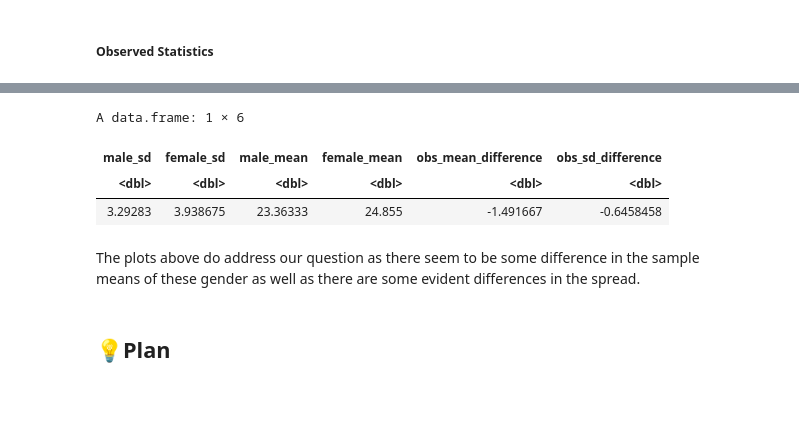
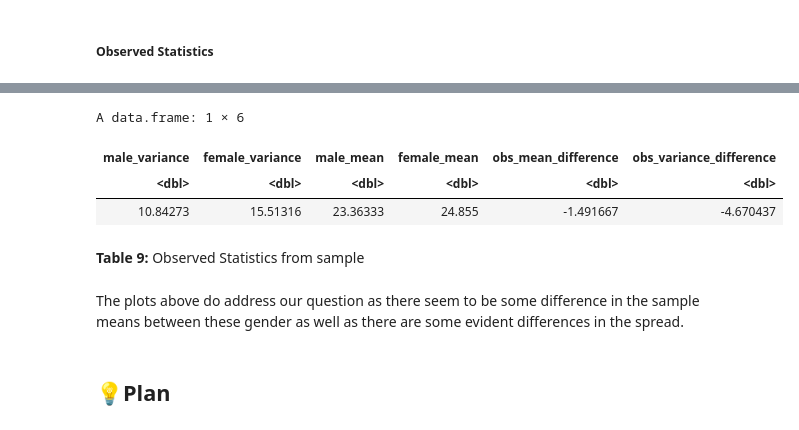
Before and after one commit to aron-bram/STAT-201-2023W1-GROUP-6, a Jupyter notebook: project-final-report.ipynb, the cells around one changed output, grey strips where cells are left out. Drawn from its saved outputs; the diff is of its cells as text; code cells hidden in the pictures; blank space fills up the shorter version.

```diff
--- a/project-final-report.ipynb
+++ b/project-final-report.ipynb
@@ -316,19 +284,21 @@ sd_female_obs
 # %%
 observed_stat <- data.frame(
-    male_sd = sd_men_obs,
-    female_sd = sd_female_obs,
-    male_mean = mean(football_sample_men$Age),
-    female_mean = mean(football_sample_female$Age),
-    obs_mean_difference = mean(football_sample_men$Age)-mean(football_sample_female$Age),
-    obs_sd_difference = sd_men_obs-sd_female_obs)
+    male_variance = var(male_sample$Age),
+    female_variance = var(female_sample$Age),
+    male_mean = mean(male_sample$Age),
+    female_mean = mean(female_sample$Age),
+    obs_mean_difference = mean(male_sample$Age)-mean(female_sample$Age), #male-female
+    obs_variance_difference = var(male_sample$Age)-var(female_sample$Age)) #male-female
 observed_stat
 # %% [output]
 A data.frame: 1 × 6
-| male_sd | female_sd | male_mean | female_mean | obs_mean_difference | obs_sd_difference |
+| male_variance | female_variance | male_mean | female_mean | obs_mean_difference | obs_variance_difference |
 | <dbl> | <dbl> | <dbl> | <dbl> | <dbl> | <dbl> |
-| 3.29283 | 3.938675 | 23.36333 | 24.855 | -1.491667 | -0.6458458 |
+| 10.84273 | 15.51316 | 23.36333 | 24.855 | -1.491667 | -4.670437 |
+# %% [markdown]
+<b>Table 9:</b> Observed Statistics from sample
 # %% [markdown]
-The plots above do address our question as there seem to be some difference in the sample means of these gender as well as there are some evident differences in the spread.
+The plots above do address our question as there seem to be some difference in the sample means between these gender as well as there are some evident differences in the spread.
 # %% [markdown]
 <H2>💡Plan </H2>
 # %% [markdown]
```
Also changed, not shown: parts of 50 cells of this notebook.
